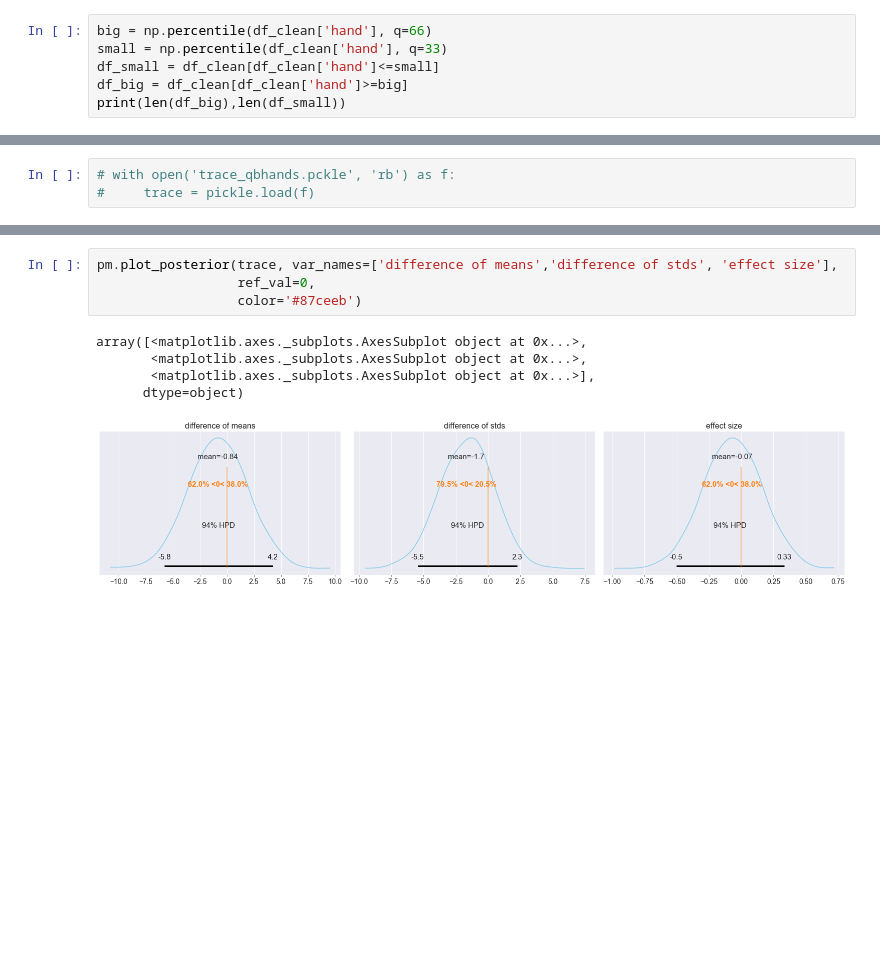
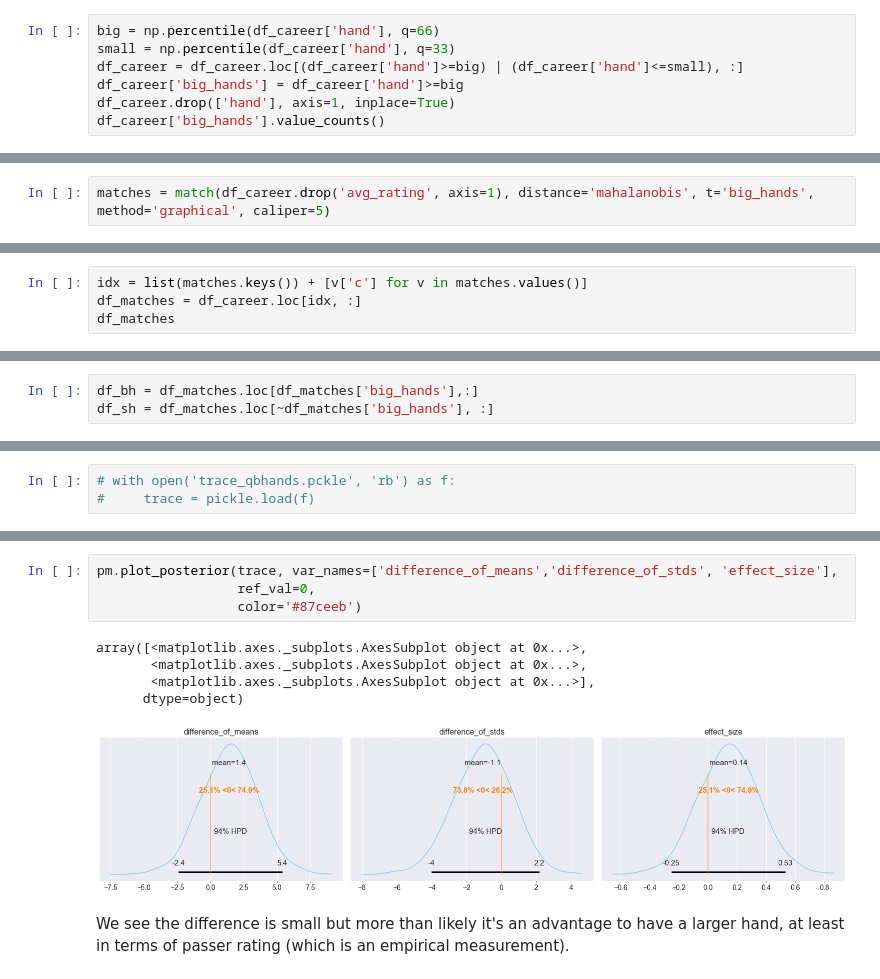
Before and after one commit to lewisbails/nfl-project, a Jupyter notebook: notebooks/quarterback_hands.ipynb, the cells around one changed output, grey strips where cells are left out. Saved outputs shown, nothing was run; the diff lists cells and outputs as text; blank space fills up the shorter version.

Commit message:
more matching work and qb modelling

```diff
--- a/notebooks/quarterback_hands.ipynb
+++ b/notebooks/quarterback_hands.ipynb
@@ -200,7 +221,8 @@ We control for the quality of their offensive linemen over their career, conditi
 # %%
-big = np.percentile(df_clean['hand'], q=66)
-small = np.percentile(df_clean['hand'], q=33)
-df_small = df_clean[df_clean['hand']<=small]
-df_big = df_clean[df_clean['hand']>=big]
-print(len(df_big),len(df_small))
+big = np.percentile(df_career['hand'], q=66)
+small = np.percentile(df_career['hand'], q=33)
+df_career = df_career.loc[(df_career['hand']>=big) | (df_career['hand']<=small), :]
+df_career['big_hands'] = df_career['hand']>=big
+df_career.drop(['hand'], axis=1, inplace=True)
+df_career['big_hands'].value_counts()
 # %% [output]
@@ -303,0 +247,2 @@ df_sh
+# %%
+matches = match(df_career.drop('avg_rating', axis=1), distance='mahalanobis', t='big_hands', method='graphical', caliper=5)
@@ -303,0 +273,4 @@ df_sh
+# %%
+idx = list(matches.keys()) + [v['c'] for v in matches.values()]
+df_matches = df_career.loc[idx, :]
+df_matches
@@ -304,3 +292,6 @@ df_sh
+# %%
+df_bh = df_matches.loc[df_matches['big_hands'],:]
+df_sh = df_matches.loc[~df_matches['big_hands'], :]
 # %% [markdown]
 ## Model
 # %% [markdown]
@@ -393,13 +382,15 @@ array([<matplotlib.axes._subplots.AxesSubplot object at 0x...>,
 # %%
-pm.plot_posterior(trace, var_names=['difference of means','difference of stds', 'effect size'],
+pm.plot_posterior(trace, var_names=['difference_of_means','difference_of_stds', 'effect_size'],
                   ref_val=0,
                   color='#87ceeb')
 # %% [output]
 array([<matplotlib.axes._subplots.AxesSubplot object at 0x...>,
        <matplotlib.axes._subplots.AxesSubplot object at 0x...>,
        <matplotlib.axes._subplots.AxesSubplot object at 0x...>],
       dtype=object)
-[figure, old version]
+[figure, new version]
+# %% [markdown]
+We see the difference is small but more than likely it's an advantage to have a larger hand, at least in terms of passer rating (which is an empirical measurement).
 # %%
 from util.stats import summary
 summary_ = summary(trace)
```
Also changed, not shown: parts of 31 cells of this notebook, 7 other files.
